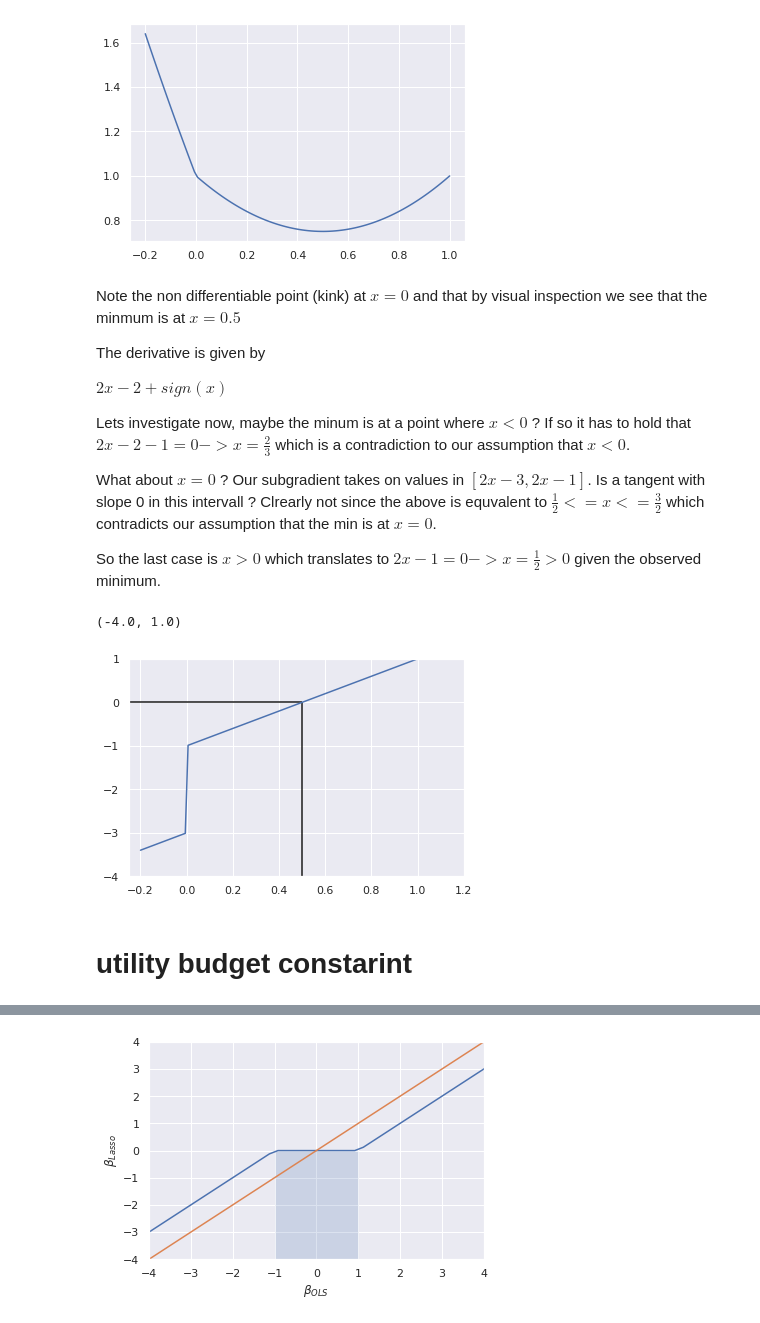
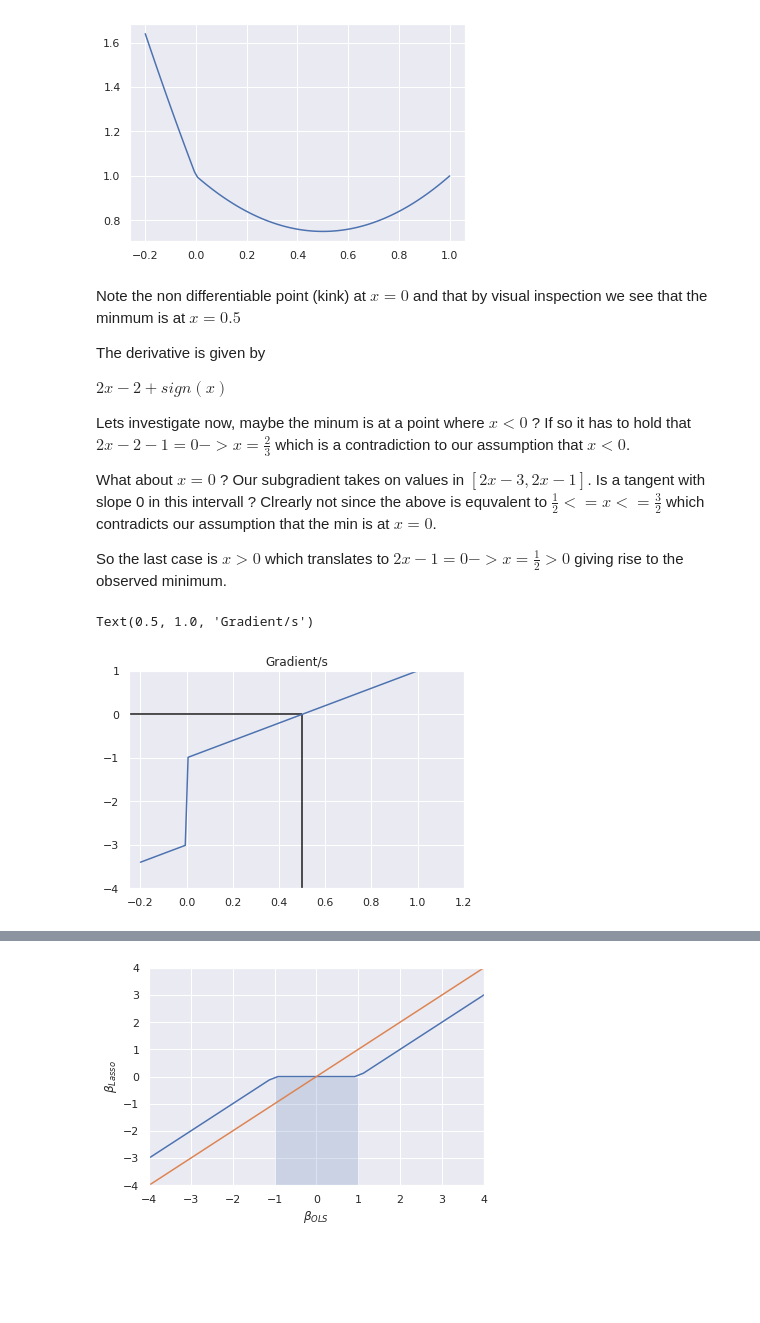
Before and after one commit to ChristopherTh/statistics-blog, a Jupyter notebook: _notebooks/2020-08-22-lasso.ipynb, the cells around one changed output, grey strips where cells are left out. Cells and saved outputs as stored; diff of their text form; code cells hidden in the pictures; blank space fills up the shorter version.

```diff
--- a/_notebooks/2020-08-22-lasso.ipynb
+++ b/_notebooks/2020-08-22-lasso.ipynb
@@ -217,18 +238,18 @@ Lets investigate now, maybe the minum is at a point where $x < 0$ ? If so it has
 
 What about $x=0$ ? Our subgradient takes on values in $[2x - 3, 2x - 1]$. Is a tangent with slope 0 in this intervall ? Clrearly not since the above is equvalent to $\frac{1}{2} <= x <= \frac{3}{2}$ which contradicts our assumption that the min is at $x=0$.
 
-So the last case is $x>0$ which translates to $2x - 1 = 0 -> x = \frac{1}{2} > 0$ given the observed minimum.
+So the last case is $x>0$ which translates to $2x - 1 = 0 -> x = \frac{1}{2} > 0$ giving rise to the observed minimum.
 # %%
+#hide_input
 x = np.linspace(-.2, 1, 100)
 plt.plot(x, 2 * x - 2 + np.sign(x))
 
 plt.vlines(.5, -4, 0)
 plt.hlines(0, -.25, .5)
 
 plt.xlim([-.25, 1.2])
 plt.ylim([-4, 1])
+plt.title("Gradient/s")
 # %% [output]
-(-4.0, 1.0)
+Text(0.5, 1.0, 'Gradient/s')
-[figure, old version]
+[figure, new version]
-# %% [markdown]
-# utility budget constarint
```
Also changed, not shown: parts of 24 cells of this notebook, 2 other files.
